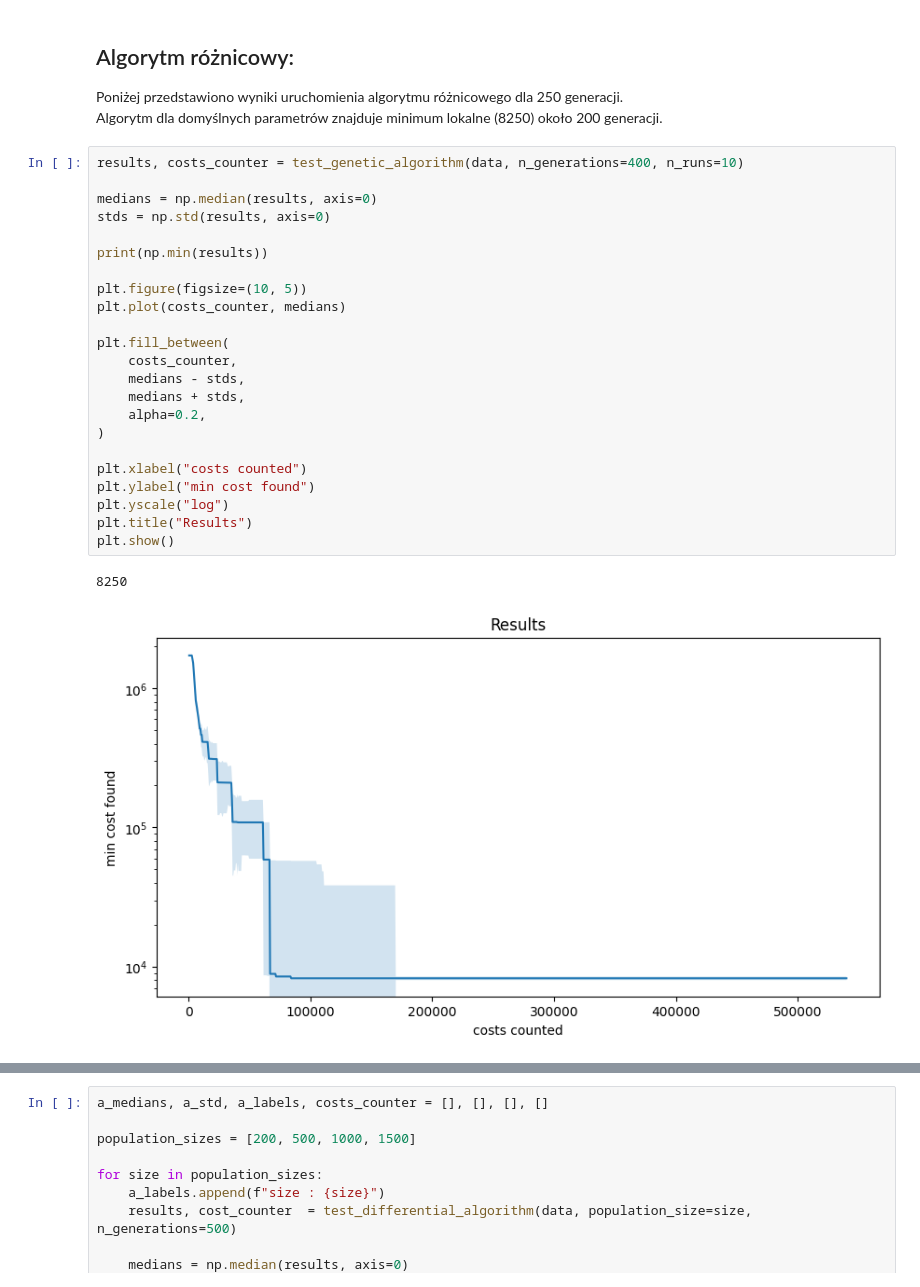
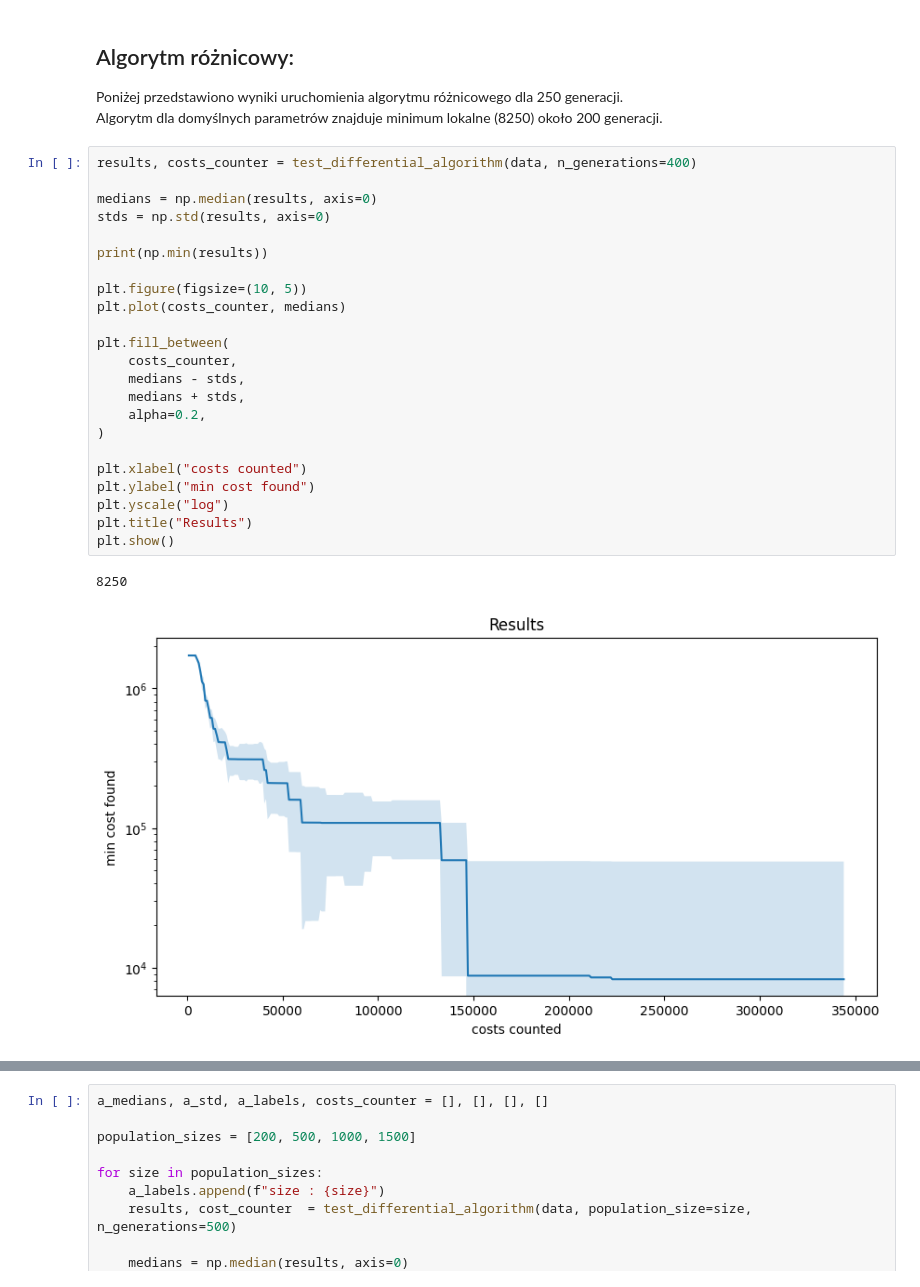
Before and after one commit to brzoza6538/network_constraints, a Jupyter notebook: network_constraints.ipynb, the cells around one changed output, grey strips where cells are left out. Drawn from its saved outputs; the diff is of its cells as text.

```diff
--- a/network_constraints.ipynb
+++ b/network_constraints.ipynb
@@ -284,31 +281,31 @@ plot_results('type:', a_labels, a_medians, a_std, costs_counter)
 Poniżej przedstawiono wyniki uruchomienia algorytmu różnicowego dla 250 generacji.\
 Algorytm dla domyślnych parametrów znajduje minimum lokalne (8250) około 200 generacji.
 # %%
-results, costs_counter = test_genetic_algorithm(data, n_generations=400, n_runs=10)
+results, costs_counter = test_differential_algorithm(data, n_generations=400)
 
 medians = np.median(results, axis=0)
 stds = np.std(results, axis=0)
 
 print(np.min(results))
 
 plt.figure(figsize=(10, 5))
 plt.plot(costs_counter, medians)
 
 plt.fill_between(
     costs_counter,
     medians - stds,
     medians + stds,
     alpha=0.2,
 )
 
 plt.xlabel("costs counted")
 plt.ylabel("min cost found")
 plt.yscale("log")
 plt.title("Results")
 plt.show()
 # %% [output]
 8250
-[figure, old version]
+[figure, new version]
 # %%
 a_medians, a_std, a_labels, costs_counter = [], [], [], []
 
```
Also changed, not shown: parts of 15 cells of this notebook, 3 other files.
